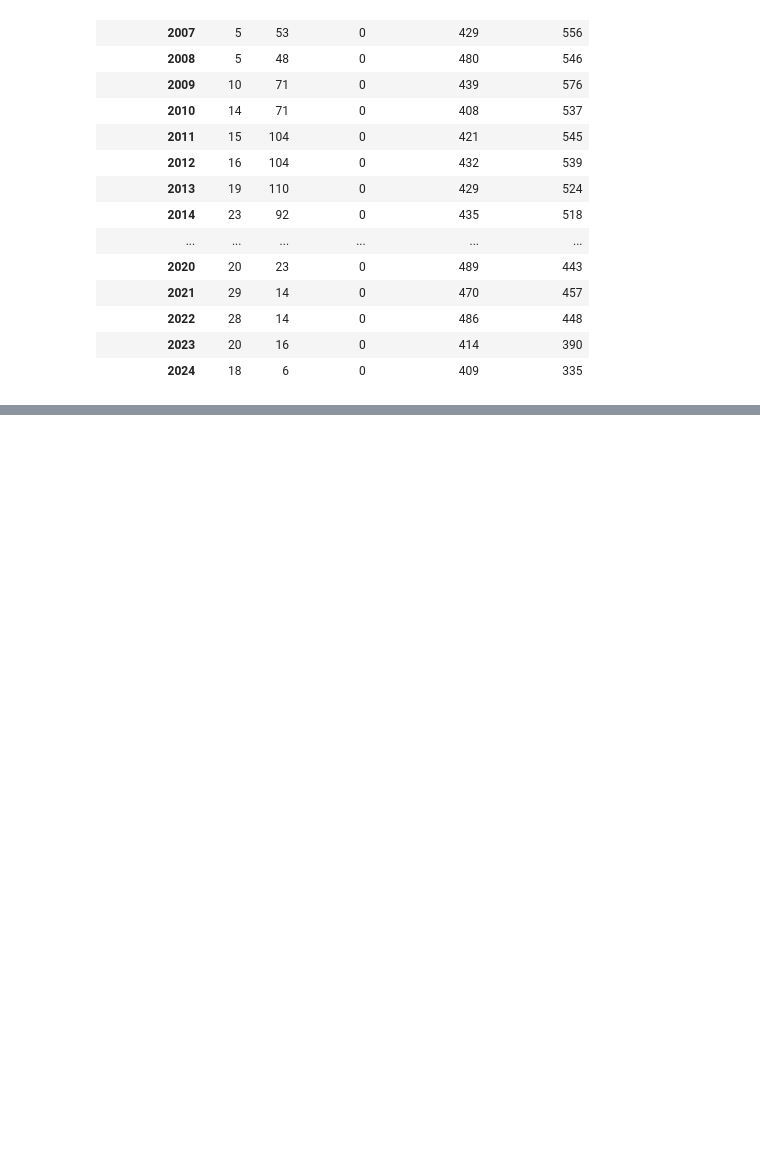
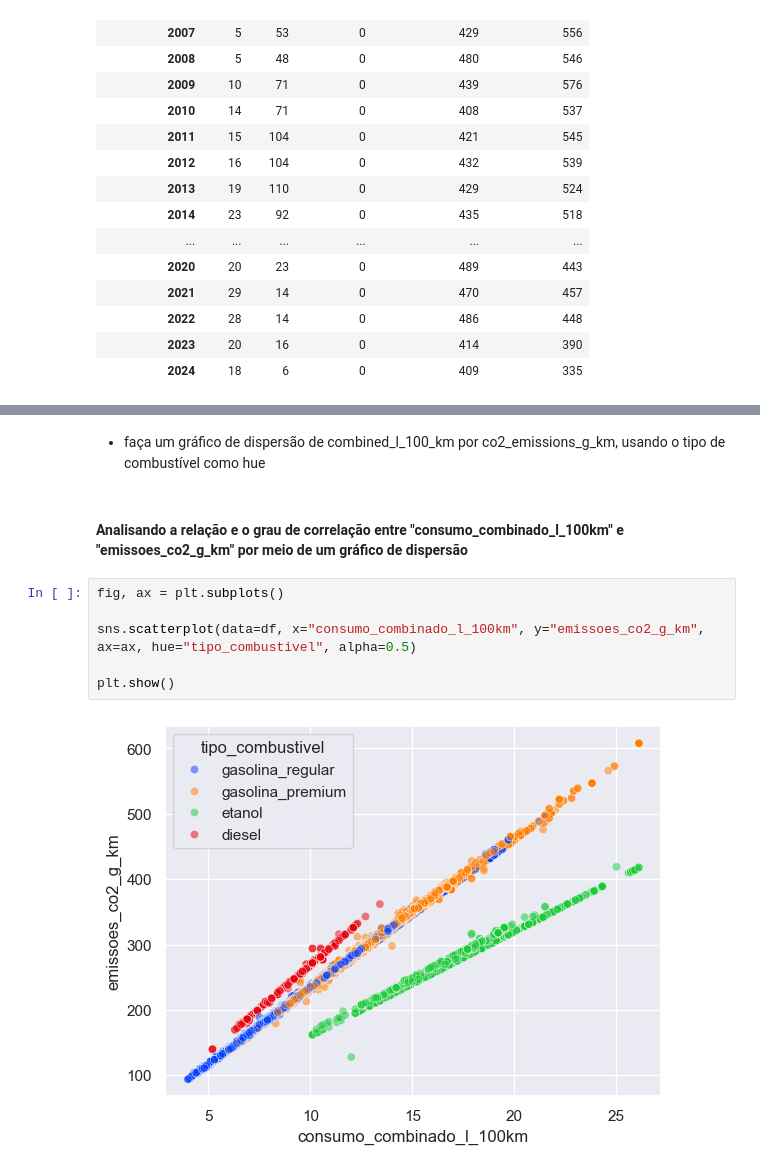
Before and after one commit to Antonio-Manoel/emissao-co2, a Jupyter notebook: notebooks/EDA.ipynb, the cells around one changed output, grey strips where cells are left out. Cells and saved outputs as stored; diff of their text form; blank space fills up the shorter version.

```diff
--- a/notebooks/EDA.ipynb
+++ b/notebooks/EDA.ipynb
@@ -472,0 +511,12 @@ memory usage: 2.2+ MB
+# %% [markdown]
+- faça um gráfico de dispersão de combined_l_100_km por co2_emissions_g_km, usando o tipo de combustível como hue
+# %% [markdown]
+#### Analisando a relação e o grau de correlação entre "consumo_combinado_l_100km" e "emissoes_co2_g_km" por meio de um gráfico de dispersão
+# %%
+fig, ax = plt.subplots()
+
+sns.scatterplot(data=df, x="consumo_combinado_l_100km", y="emissoes_co2_g_km", ax=ax, hue="tipo_combustivel", alpha=0.5)
+
+plt.show()
+# %% [output]
+[figure, added]
```
Also changed, not shown: parts of 25 cells of this notebook.
